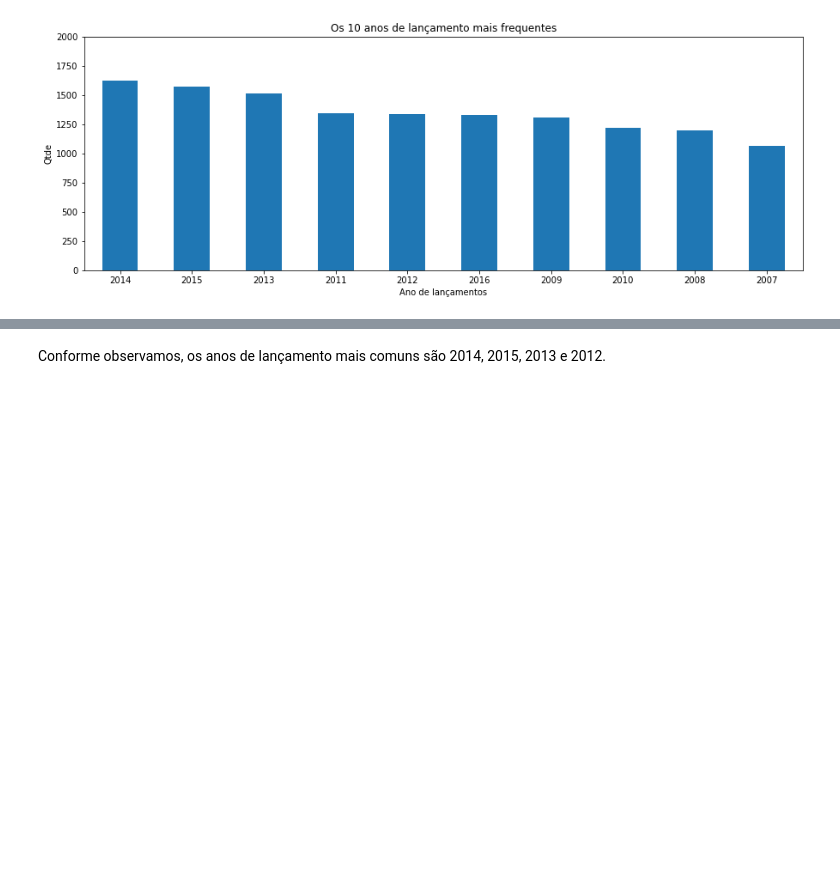
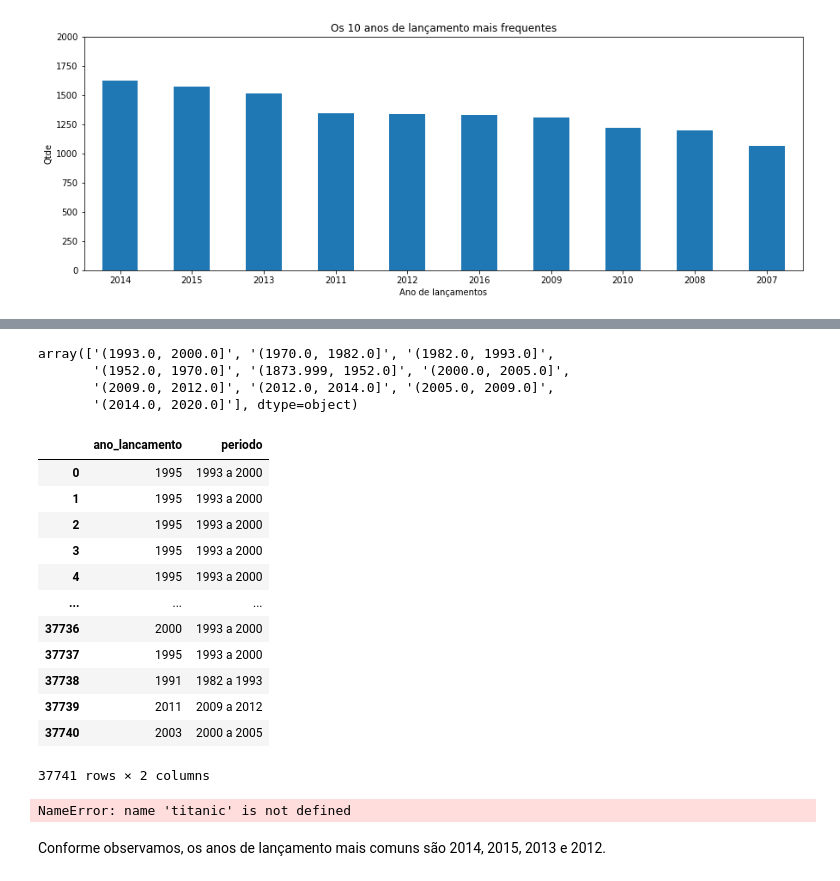
Before and after one commit to hericax/Pos, a Jupyter notebook: projeto_3/aed_projeto_3.ipynb, the cells around one changed output, grey strips where cells are left out. Cells and saved outputs as stored; diff of their text form; code cells hidden in the pictures; blank space fills up the shorter version.

```diff
--- a/projeto_3/aed_projeto_3.ipynb
+++ b/projeto_3/aed_projeto_3.ipynb
@@ -1026,3 +1094,54 @@ Text(0.5, 1.0, 'Os 10 anos de lançamento mais frequentes')
+# %%
+df.ano_lancamento = df.ano_lancamento.astype('int64')
+# %%
+# avaliando a quantidade de períodos a serem criados
+intervals = pd.qcut(df['ano_lancamento'], 10).astype(str).unique()
+intervals
+# %% [output]
+array(['(1993.0, 2000.0]', '(1970.0, 1982.0]', '(1982.0, 1993.0]',
+       '(1952.0, 1970.0]', '(1873.999, 1952.0]', '(2000.0, 2005.0]',
+       '(2009.0, 2012.0]', '(2012.0, 2014.0]', '(2005.0, 2009.0]',
+       '(2014.0, 2020.0]'], dtype=object)
+# %%
+# criando os perídos para definir o ano de lançamento dos filmes
+df['periodo'] = pd.qcut(df['ano_lancamento'], 10).astype(str).map({intervals[0]: '1993 a 2000',
+        intervals[1]: '1970 a 1982',
+        intervals[2]: '1982 a 1993',
+        intervals[3]: '1952 a 1970',
+        intervals[4]: '1873 a 1952',
+        intervals[5]: '2000 a 2005',
+        intervals[6]: '2009 a 2012',
+        intervals[7]: '2012 a 2014',
+        intervals[8]: '2005 a 2009',
+        intervals[9]: '2014 a 2020'} ).astype(str)
+
+df[['ano_lancamento','periodo']]
+# %% [output]
+|  | ano_lancamento | periodo |
+| 0 | 1995 | 1993 a 2000 |
+| 1 | 1995 | 1993 a 2000 |
+| 2 | 1995 | 1993 a 2000 |
+| 3 | 1995 | 1993 a 2000 |
+| 4 | 1995 | 1993 a 2000 |
+| ... | ... | ... |
+| 37736 | 2000 | 1993 a 2000 |
+| 37737 | 1995 | 1993 a 2000 |
+| 37738 | 1991 | 1982 a 1993 |
+| 37739 | 2011 | 2009 a 2012 |
+| 37740 | 2003 | 2000 a 2005 |
+37741 rows × 2 columns
+# %%
+"""Relação entre periodo e media_votos."""
+
+survived = titanic[titanic['Sobreviveu?'] == 1].groupby('Tipo_Tarifa')['Sobreviveu?'].count().values
+not_survived = titanic[titanic['Sobreviveu?'] == 0].groupby('Tipo_Tarifa')['Sobreviveu?'].count().values
+index = titanic[titanic['Sobreviveu?'] == 1].groupby('Tipo_Tarifa')['Sobreviveu?'].count().index.values
+
+df = pd.DataFrame({'Sobreviveu': survived,
+                   'Não Sobreviveu': not_survived}, index=index)
+ax = df.plot.bar(rot=0)
+# %% [output]
+NameError: name 'titanic' is not defined
 # %% [markdown]
 Conforme observamos, os anos de lançamento mais comuns são 2014, 2015, 2013 e 2012.
 # %%
```
Also changed, not shown: parts of 59 cells of this notebook, 10 other files.
